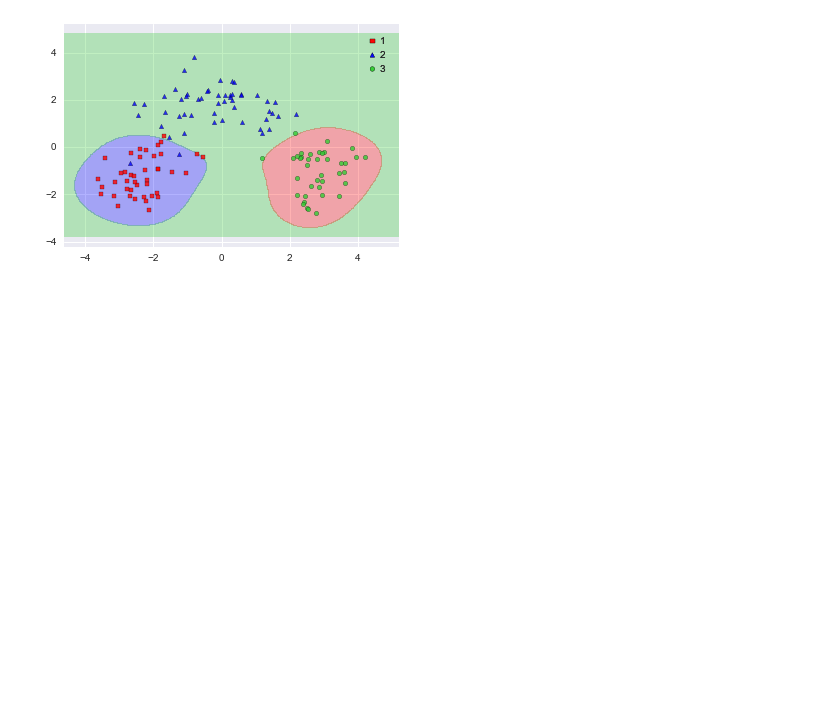
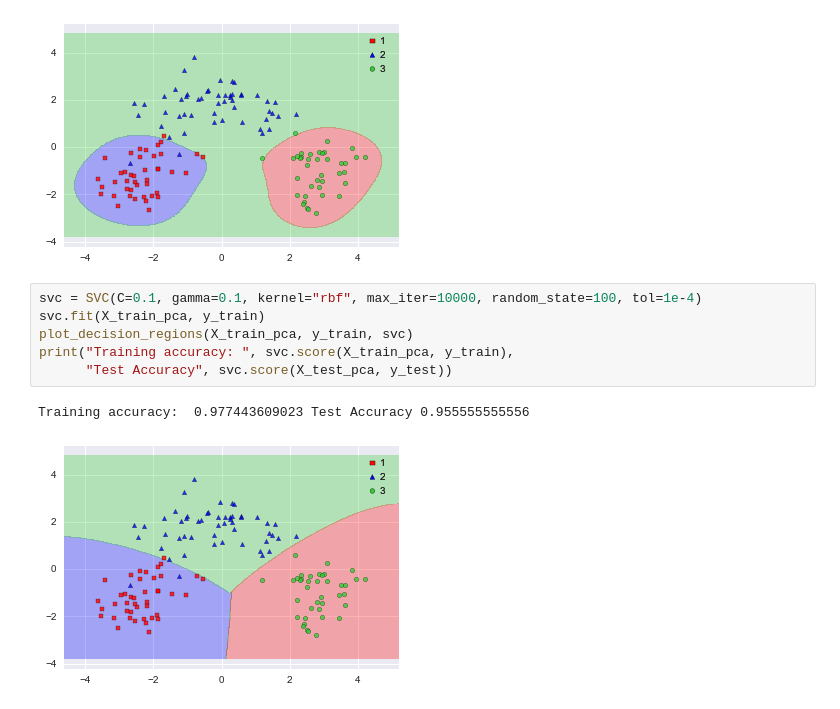
Before and after one commit to Einext/jupyter-notebooks, a Jupyter notebook: 07 PCA.ipynb, the cells around one changed output. Cells and saved outputs as stored; diff of their text form; blank space fills up the shorter version.

```diff
--- a/07 PCA.ipynb
+++ b/07 PCA.ipynb
@@ -184,3 +186,12 @@ print("Training accuracy: ", svc.score(X_train_pca, y_train),
 # %% [output]
 Training accuracy:  0.954887218045 Test Accuracy 0.888888888889
 [figure]
+# %%
+svc = SVC(C=0.1, gamma=0.1, kernel="rbf", max_iter=10000, random_state=100, tol=1e-4)
+svc.fit(X_train_pca, y_train)
+plot_decision_regions(X_train_pca, y_train, svc)
+print("Training accuracy: ", svc.score(X_train_pca, y_train),
+      "Test Accuracy", svc.score(X_test_pca, y_test))
+# %% [output]
+Training accuracy:  0.977443609023 Test Accuracy 0.955555555556
+[figure, added]
```
Also changed, not shown: parts of 1 cell of this notebook.
